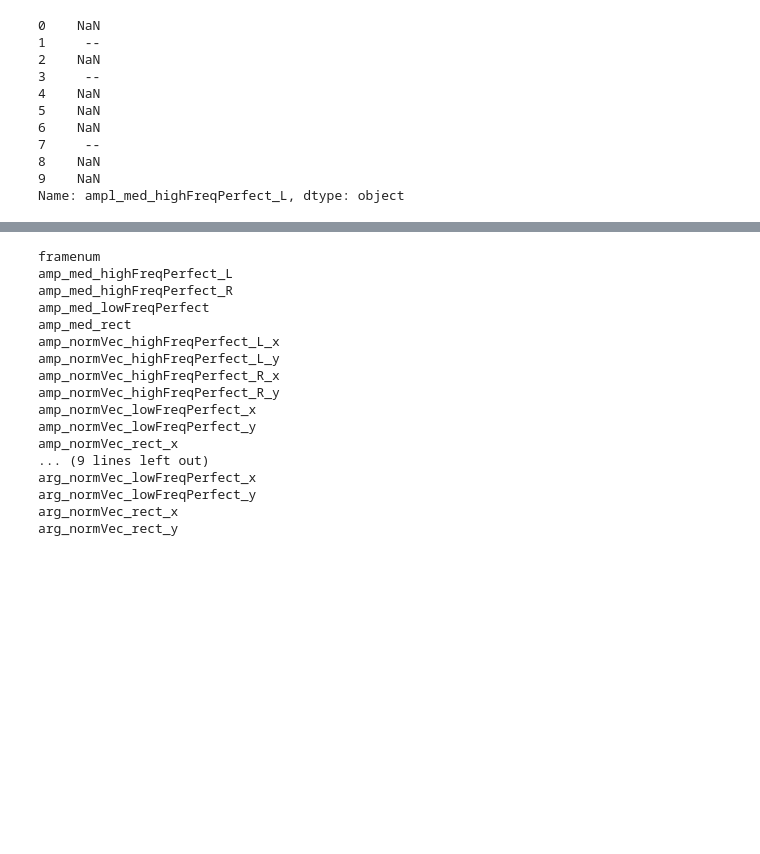
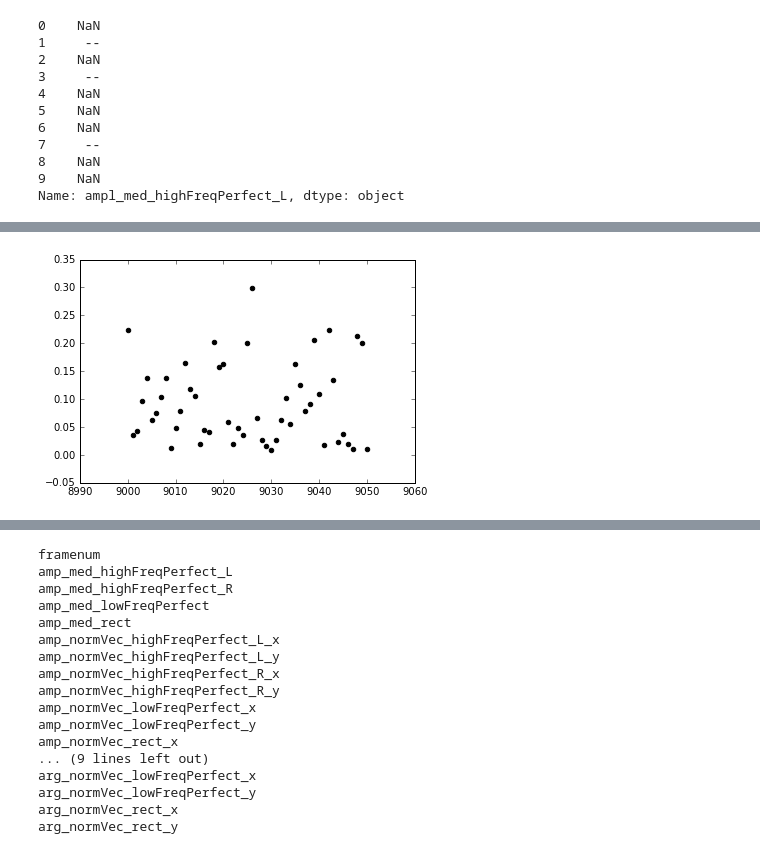
Before and after one commit to mwanakijiji/lbti_fizeau_control, a Jupyter notebook: testing_making_set_masks.ipynb, the cells around one changed output, grey strips where cells are left out. Drawn from its saved outputs; the diff is of its cells as text; code cells hidden in the pictures; blank space fills up the shorter version.

```diff
--- a/testing_making_set_masks.ipynb
+++ b/testing_making_set_masks.ipynb
@@ -482,0 +573,8 @@ plt.show()
+# %%
+#plt.scatter(df["framenum"],df["phase_normVec_highFreqPerfect_L_x"], color='b')
+#plt.scatter(df["framenum"],df["phase_normVec_highFreqPerfect_L_y"], color='r')
+plt.scatter(df["framenum"],np.sqrt(np.power(df["phase_normVec_highFreqPerfect_L_x"].values,2.),
+                                   np.power(df["phase_normVec_highFreqPerfect_L_y"].values,2.)), color='k')
+plt.show()
+# %% [output]
+[figure, added]
```
Also changed, not shown: parts of 8 cells of this notebook, 2 other files.
